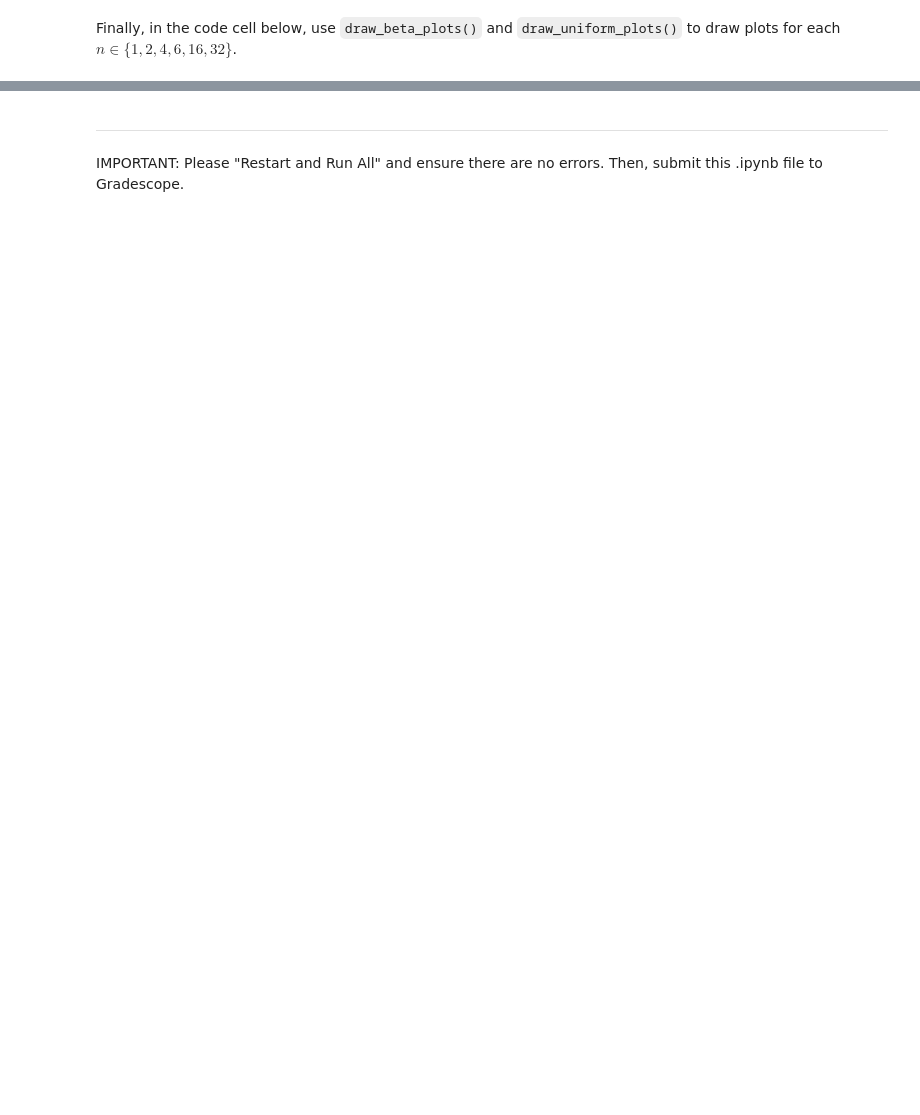
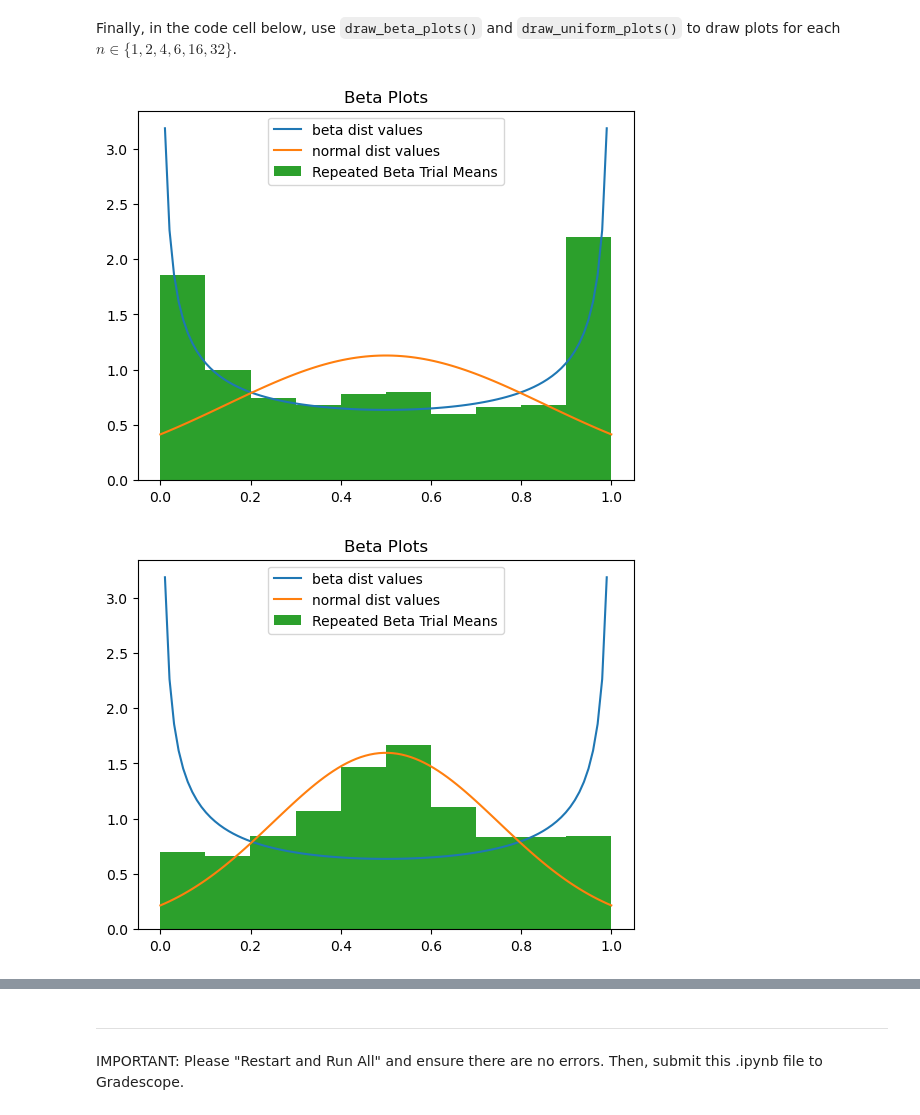
Before and after one commit to noah08642/Vol2-Coding-Assignments, a Jupyter notebook: hw_6_3.ipynb, the cells around one changed output, grey strips where cells are left out. Saved outputs shown, nothing was run; the diff lists cells and outputs as text; code cells hidden in the pictures; blank space fills up the shorter version.

```diff
--- a/hw_6_3.ipynb
+++ b/hw_6_3.ipynb
@@ -136,0 +172,9 @@ Finally, in the code cell below, use `draw_beta_plots()` and `draw_uniform_plots
+# %%
+for n in [1, 2, 4, 6, 16, 32]:
+    draw_beta_plots(n)
+
+for n in [1, 2, 4, 6, 16, 32]:
+    draw_uniform_plots(n)
+# %% [output]
+[figure, added]
+[figure, added]
```
Also changed, not shown: parts of 12 cells of this notebook.
